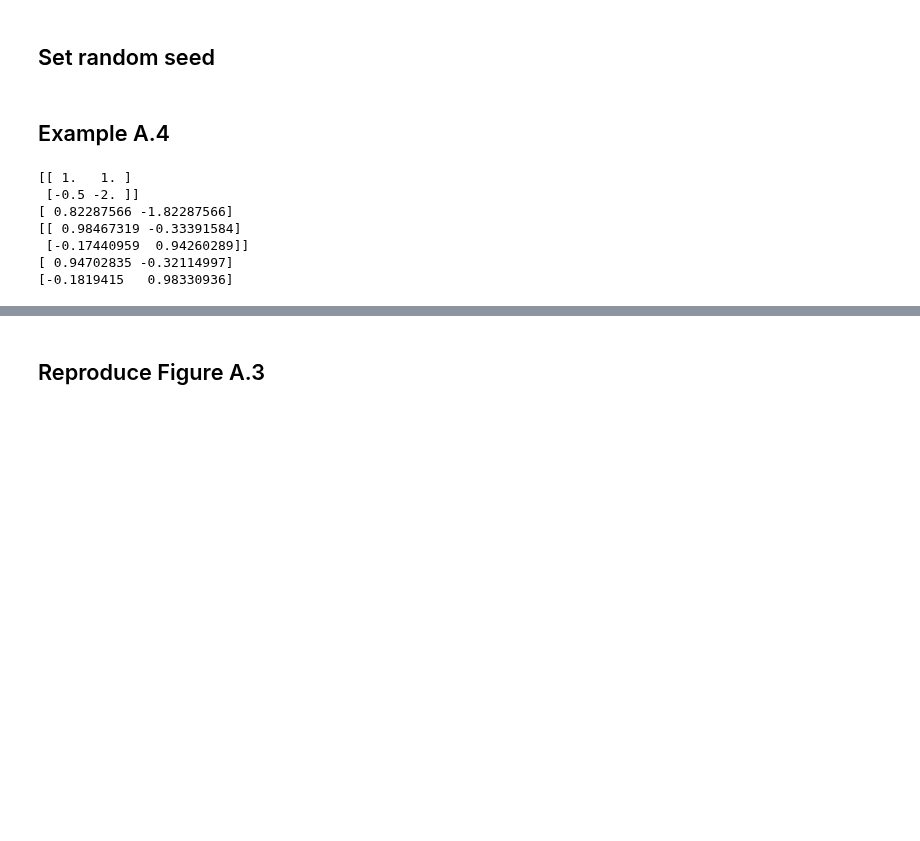
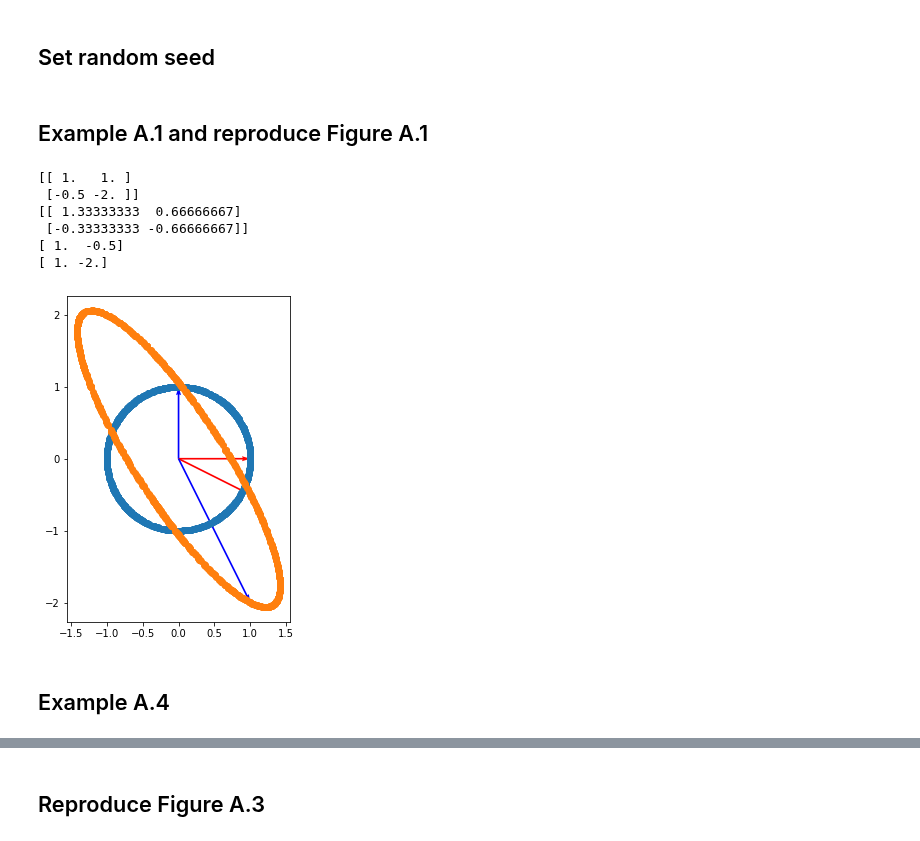
Before and after one commit to gnitnaw/Programs, a Jupyter notebook: Appendices/Linear Algebra/DSML_App_A.ipynb, the cells around one changed output, grey strips where cells are left out. Drawn from its saved outputs; the diff is of its cells as text; code cells hidden in the pictures; blank space fills up the shorter version.

```diff
--- a/Appendices/Linear Algebra/DSML_App_A.ipynb
+++ b/Appendices/Linear Algebra/DSML_App_A.ipynb
@@ -16,27 +16,41 @@ print(np.__version__)
 ## Set random seed
 # %%
 np.random.seed(2468)
+# %% [markdown]
+## Example A.1 and reproduce Figure A.1
+# %%
+mA = np.array([[1,1],[-0.5, -2]])
+print(mA)
+invA = np.linalg.inv(mA)
+print(invA)
+bas0 = np.array([1.,0.])
+bas1 = np.array([0.,1.])
+tranBas0 = np.dot(mA, bas0)
+tranBas1 = np.dot(mA, bas1)
+print(tranBas0)
+print(tranBas1)
+origin = [0, 0]
+plt.figure(figsize=(4,6))
+N = 1000
+Cir = np.random.uniform(-1, 1, (2, N))
+Cir /= np.linalg.norm(Cir, axis=0)
+
+Ell = np.dot(mA, Cir)
+plt.quiver(*origin, *bas0, color=['r'], angles='xy', scale_units='xy', scale=1)
+plt.quiver(*origin, *bas1, color=['b'], angles='xy', scale_units='xy', scale=1)
+plt.quiver(*origin, *tranBas0, color=['r'], angles='xy', scale_units='xy', scale=1)
+plt.quiver(*origin, *tranBas1, color=['b'], angles='xy', scale_units='xy', scale=1)
+plt.scatter(Cir[0], Cir[1])
+plt.scatter(Ell[0], Ell[1])
+
+plt.show()
+# %% [output]
+[[ 1.   1. ]
+ [-0.5 -2. ]]
+[[ 1.33333333  0.66666667]
+ [-0.33333333 -0.66666667]]
+[ 1.  -0.5]
+[ 1. -2.]
+[figure, added]
 # %% [markdown]
 ## Example A.4
-# %%
-mA = np.array([[1,1],[-0.5, -2]])
-print(mA)
-w, v = np.linalg.eig(mA)
-print(w)
-print(v)
-v0 = v[0]/(np.linalg.norm(v[0]))
-v1 = v[1]/(np.linalg.norm(v[1]))
-vv0 = np.array([0.98467319, -0.17440959])
-vv1 = np.array([0.33391584, -0.94260289])
-vt0 = np.dot(mA, v0)
-vt1 = np.dot(mA, v1)
-print(v0)
-print(v1)
-# %% [output]
-[[ 1.   1. ]
- [-0.5 -2. ]]
-[ 0.82287566 -1.82287566]
-[[ 0.98467319 -0.33391584]
- [-0.17440959  0.94260289]]
-[ 0.94702835 -0.32114997]
-[-0.1819415   0.98330936]
```
Also changed, not shown: parts of 8 cells of this notebook.
